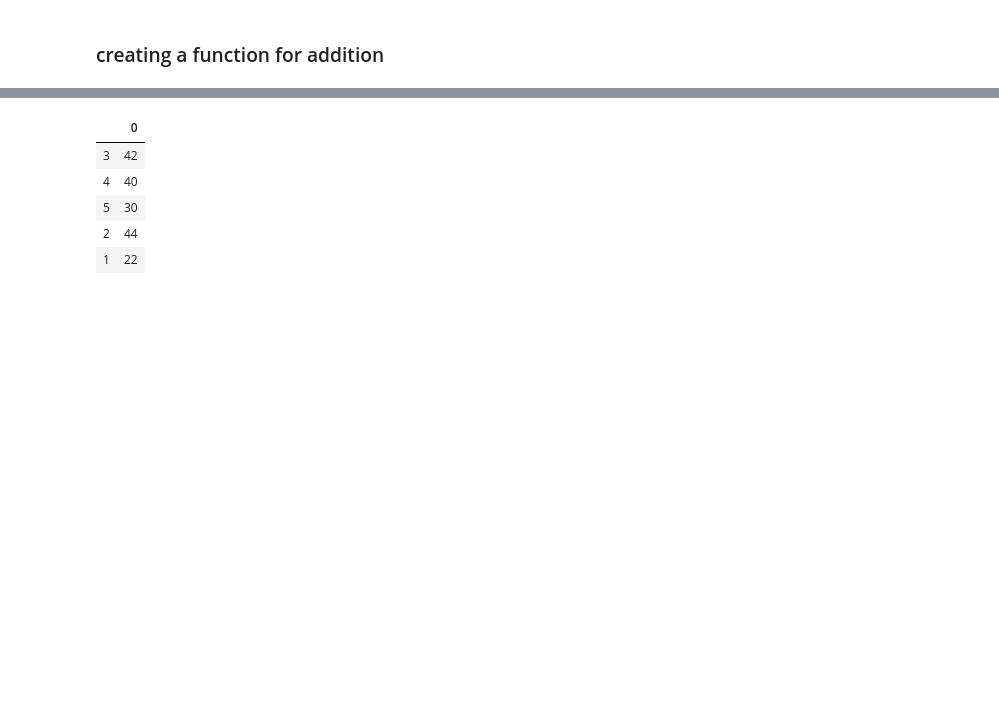
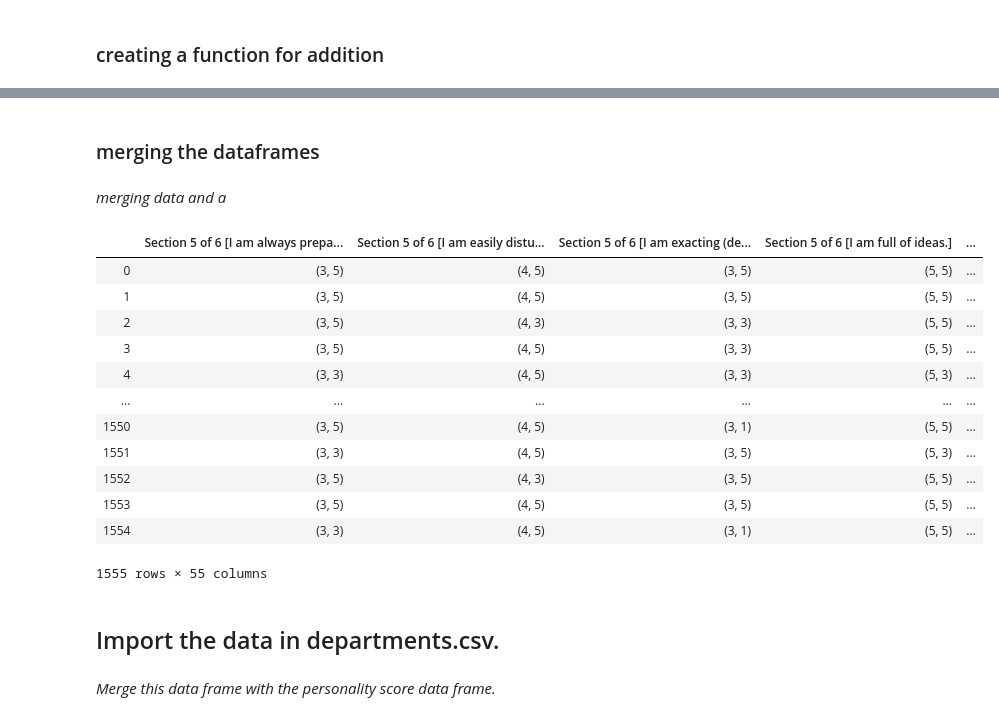
Before and after one commit to LeboSeribe/Data-Wrangling, a Jupyter notebook: Data Wrangling.ipynb, the cells around one changed output, grey strips where cells are left out. Drawn from its saved outputs; the diff is of its cells as text; code cells hidden in the pictures; blank space fills up the shorter version.

```diff
--- a/Data Wrangling.ipynb
+++ b/Data Wrangling.ipynb
@@ -185,9 +182,26 @@ a
-# %%
-pd.DataFrame.from_dict(totals, orient='index')
-# %% [output]
-|  | 0 |
-| 3 | 42 |
-| 4 | 40 |
-| 5 | 30 |
-| 2 | 44 |
-| 1 | 22 |
+# %% [markdown]
+### merging the dataframes
+# %% [markdown]
+*merging data and a*
+# %%
+ result = pd.concat([data, a], axis=1, ignore_index=False)
+# %%
+result
+# %% [output]
+|  | Section 5 of 6 [I am always prepa... | Section 5 of 6 [I am easily distu... | Section 5 of 6 [I am exacting (de... | Section 5 of 6 [I am full of ideas.] | ... |
+| 0 | (3, 5) | (4, 5) | (3, 5) | (5, 5) | ... |
+| 1 | (3, 5) | (4, 5) | (3, 5) | (5, 5) | ... |
+| 2 | (3, 5) | (4, 3) | (3, 3) | (5, 5) | ... |
+| 3 | (3, 5) | (4, 5) | (3, 3) | (5, 5) | ... |
+| 4 | (3, 3) | (4, 5) | (3, 3) | (5, 3) | ... |
+| ... | ... | ... | ... | ... | ... |
+| 1550 | (3, 5) | (4, 5) | (3, 1) | (5, 5) | ... |
+| 1551 | (3, 3) | (4, 5) | (3, 5) | (5, 3) | ... |
+| 1552 | (3, 5) | (4, 3) | (3, 5) | (5, 5) | ... |
+| 1553 | (3, 5) | (4, 5) | (3, 5) | (5, 5) | ... |
+| 1554 | (3, 3) | (4, 5) | (3, 1) | (5, 5) | ... |
+1555 rows × 55 columns
+# %% [markdown]
+## Import the data in departments.csv.
+# %% [markdown]
+*Merge this data frame with the personality score data frame.*
```
Also changed, not shown: parts of 31 cells of this notebook, 1 other file.
